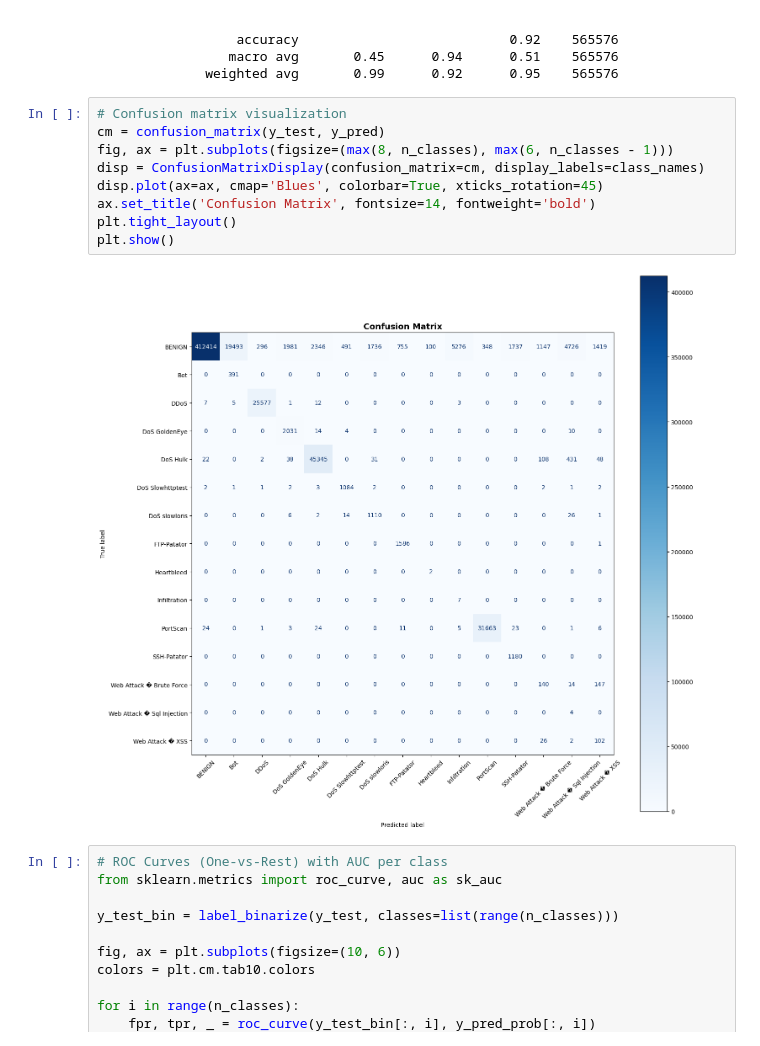
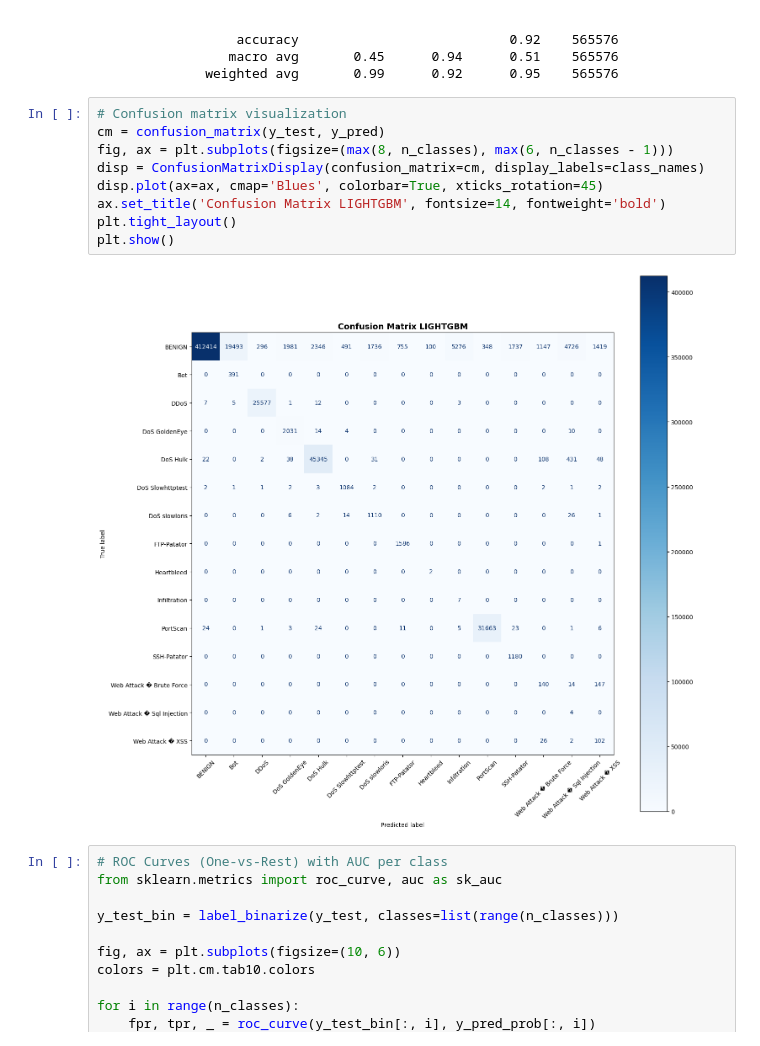
Before and after one commit to yoshbatula/Hybrid-Enhanced-Stacked-Ensemble-for-Network-Intrusion-Detection, a Jupyter notebook: baseline-v2.ipynb, the cells around one changed output. Saved outputs shown, nothing was run; the diff lists cells and outputs as text.

```diff
--- a/baseline-v2.ipynb
+++ b/baseline-v2.ipynb
@@ -344,14 +344,14 @@ print(classification_report(
 # %%
 # Confusion matrix visualization
 cm = confusion_matrix(y_test, y_pred)
 fig, ax = plt.subplots(figsize=(max(8, n_classes), max(6, n_classes - 1)))
 disp = ConfusionMatrixDisplay(confusion_matrix=cm, display_labels=class_names)
 disp.plot(ax=ax, cmap='Blues', colorbar=True, xticks_rotation=45)
-ax.set_title('Confusion Matrix', fontsize=14, fontweight='bold')
+ax.set_title('Confusion Matrix LIGHTGBM', fontsize=14, fontweight='bold')
 plt.tight_layout()
 plt.show()
 # %% [output]
-[figure, old version]
+[figure, new version]
 # %%
 # ROC Curves (One-vs-Rest) with AUC per class
 from sklearn.metrics import roc_curve, auc as sk_auc
```
Also changed, not shown: parts of 2 cells of this notebook, 1 other file.
